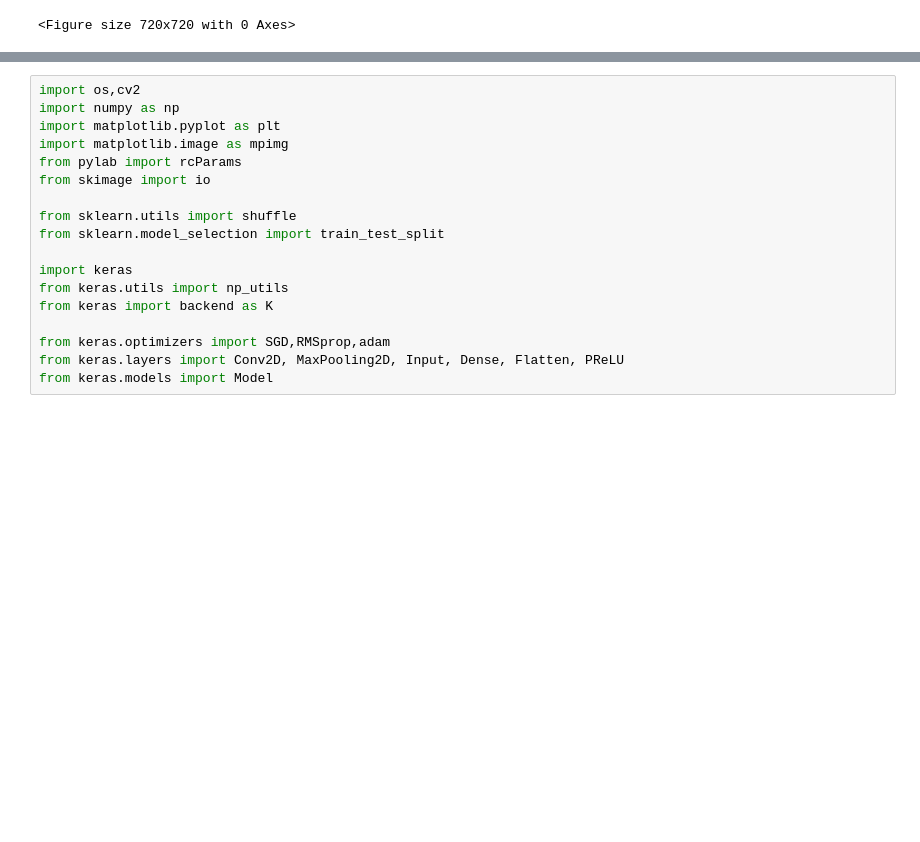
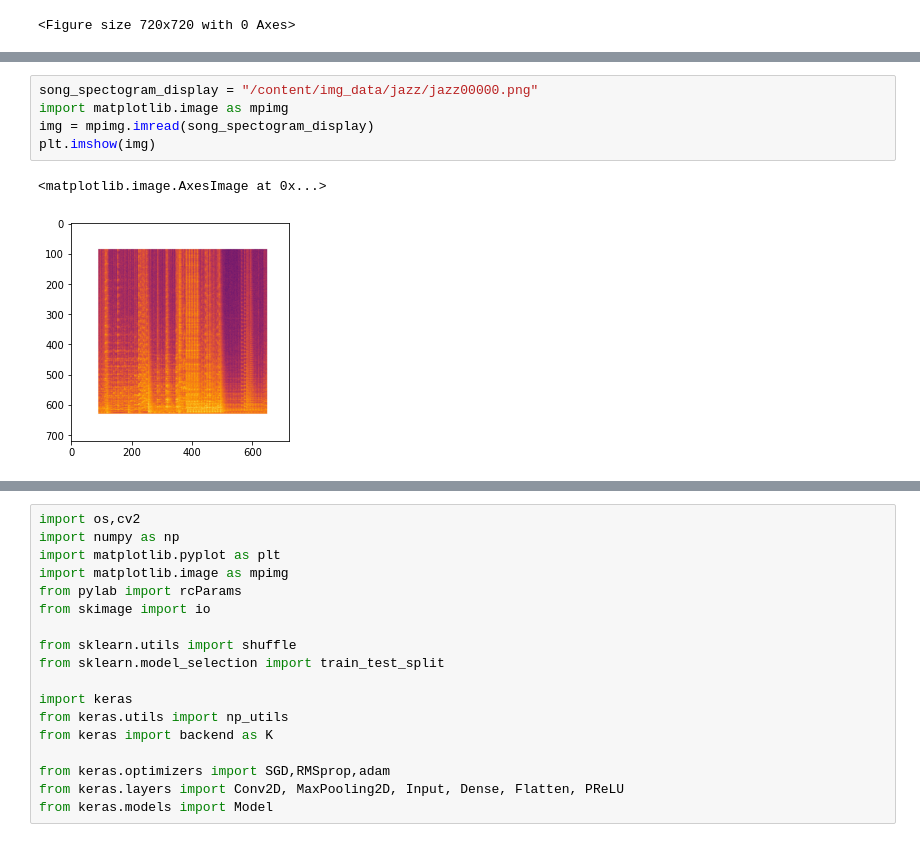
Before and after one commit to smaranjitghose/DeepPixel, a Jupyter notebook: music_genre_classification.ipynb, the cells around one changed output, grey strips where cells are left out. Saved outputs shown, nothing was run; the diff lists cells and outputs as text; blank space fills up the shorter version.

```diff
--- a/music_genre_classification.ipynb
+++ b/music_genre_classification.ipynb
@@ -68,0 +75,8 @@ rock done!
+# %%
+song_spectogram_display = "/content/img_data/jazz/jazz00000.png"
+import matplotlib.image as mpimg
+img = mpimg.imread(song_spectogram_display)
+plt.imshow(img)
+# %% [output]
+<matplotlib.image.AxesImage at 0x...>
+[figure, added]
```
Also changed, not shown: parts of 6 cells of this notebook.
